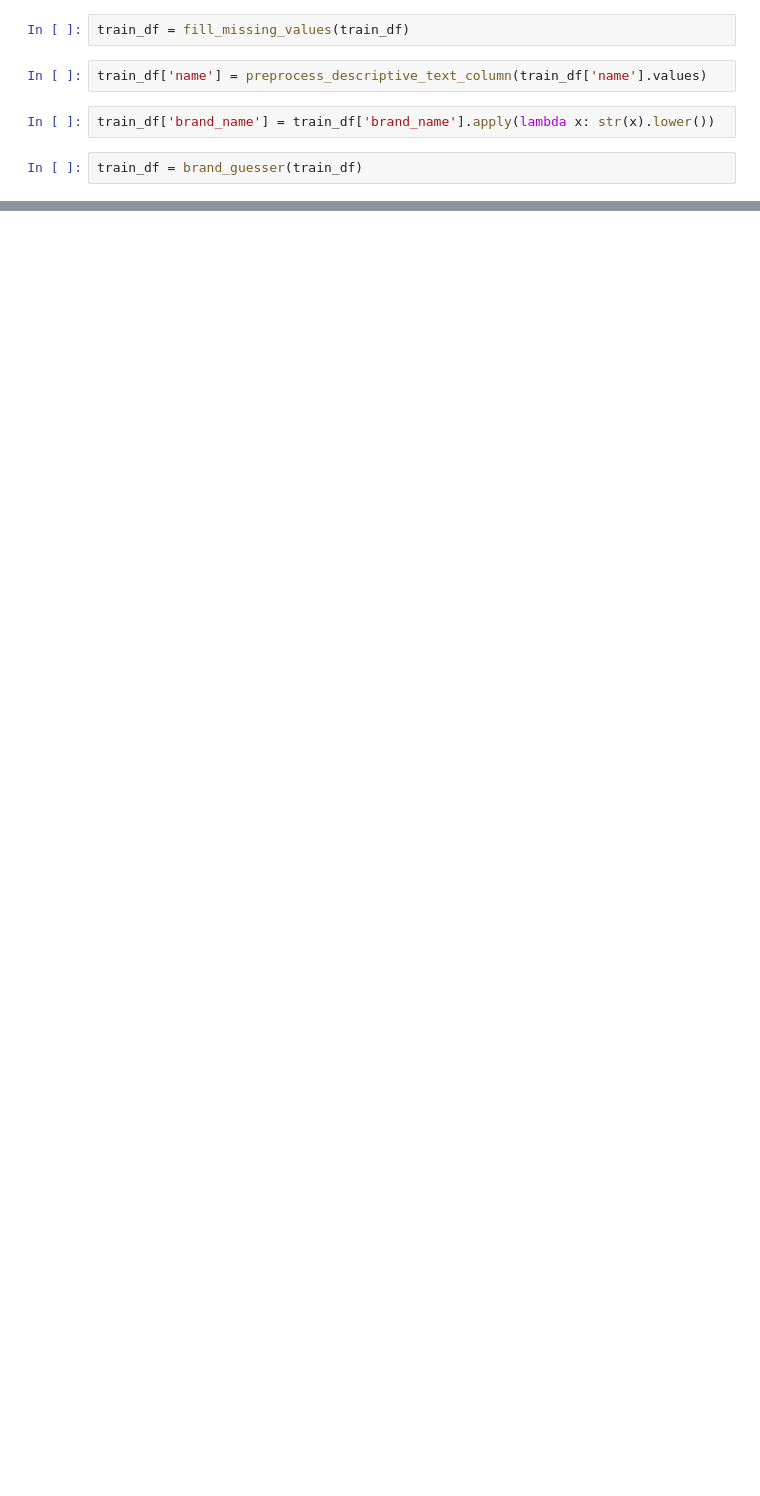
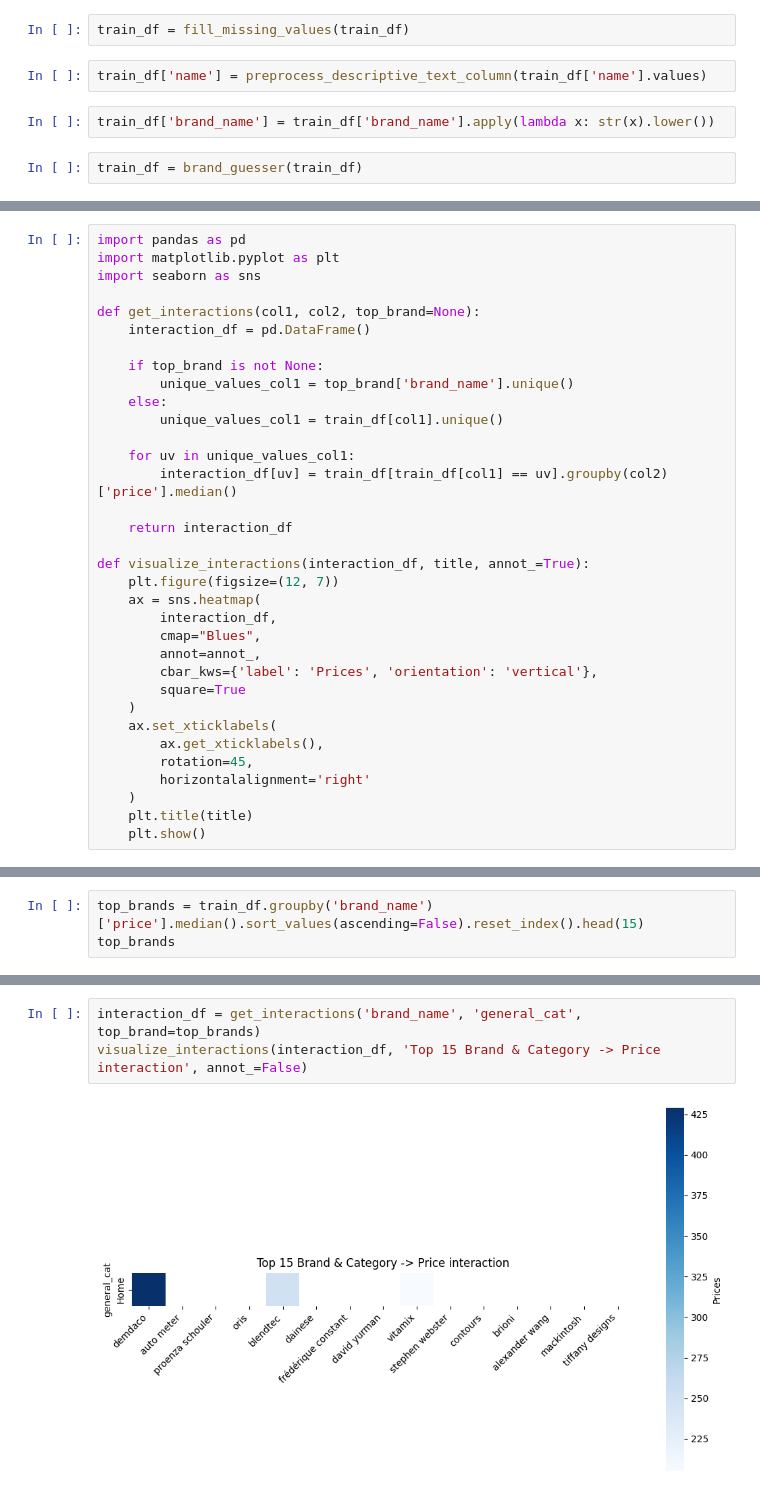
Before and after one commit to Abhimanyu9539/Flask, a Jupyter notebook: Flask with Product Price Prediction/Product price prediction.ipynb, the cells around one changed output, grey strips where cells are left out. Saved outputs shown, nothing was run; the diff lists cells and outputs as text; blank space fills up the shorter version.

```diff
--- a/Flask with Product Price Prediction/Product price prediction.ipynb
+++ b/Flask with Product Price Prediction/Product price prediction.ipynb
@@ -721,0 +860,34 @@ train_df['brand_name'].nunique()
+# %%
+import pandas as pd
+import matplotlib.pyplot as plt
+import seaborn as sns
+
+def get_interactions(col1, col2, top_brand=None):
+    interaction_df = pd.DataFrame()
+
+    if top_brand is not None:
+        unique_values_col1 = top_brand['brand_name'].unique()
+    else:
+        unique_values_col1 = train_df[col1].unique()
+
+    for uv in unique_values_col1:
+        interaction_df[uv] = train_df[train_df[col1] == uv].groupby(col2)['price'].median()
+
+    return interaction_df
+
+def visualize_interactions(interaction_df, title, annot_=True):
+    plt.figure(figsize=(12, 7))
+    ax = sns.heatmap(
+        interaction_df,
+        cmap="Blues",
+        annot=annot_,
+        cbar_kws={'label': 'Prices', 'orientation': 'vertical'},
+        square=True
+    )
+    ax.set_xticklabels(
+        ax.get_xticklabels(),
+        rotation=45,
+        horizontalalignment='right'
+    )
+    plt.title(title)
+    plt.show()
@@ -721,0 +960,3 @@ train_df['brand_name'].nunique()
+# %%
+top_brands = train_df.groupby('brand_name')['price'].median().sort_values(ascending=False).reset_index().head(15)
+top_brands
@@ -721,0 +980,5 @@ train_df['brand_name'].nunique()
+# %%
+interaction_df = get_interactions('brand_name', 'general_cat', top_brand=top_brands)
+visualize_interactions(interaction_df, 'Top 15 Brand & Category -> Price interaction', annot_=False)
+# %% [output]
+[figure, added]
```
Also changed, not shown: parts of 120 cells of this notebook, 1 other file.
